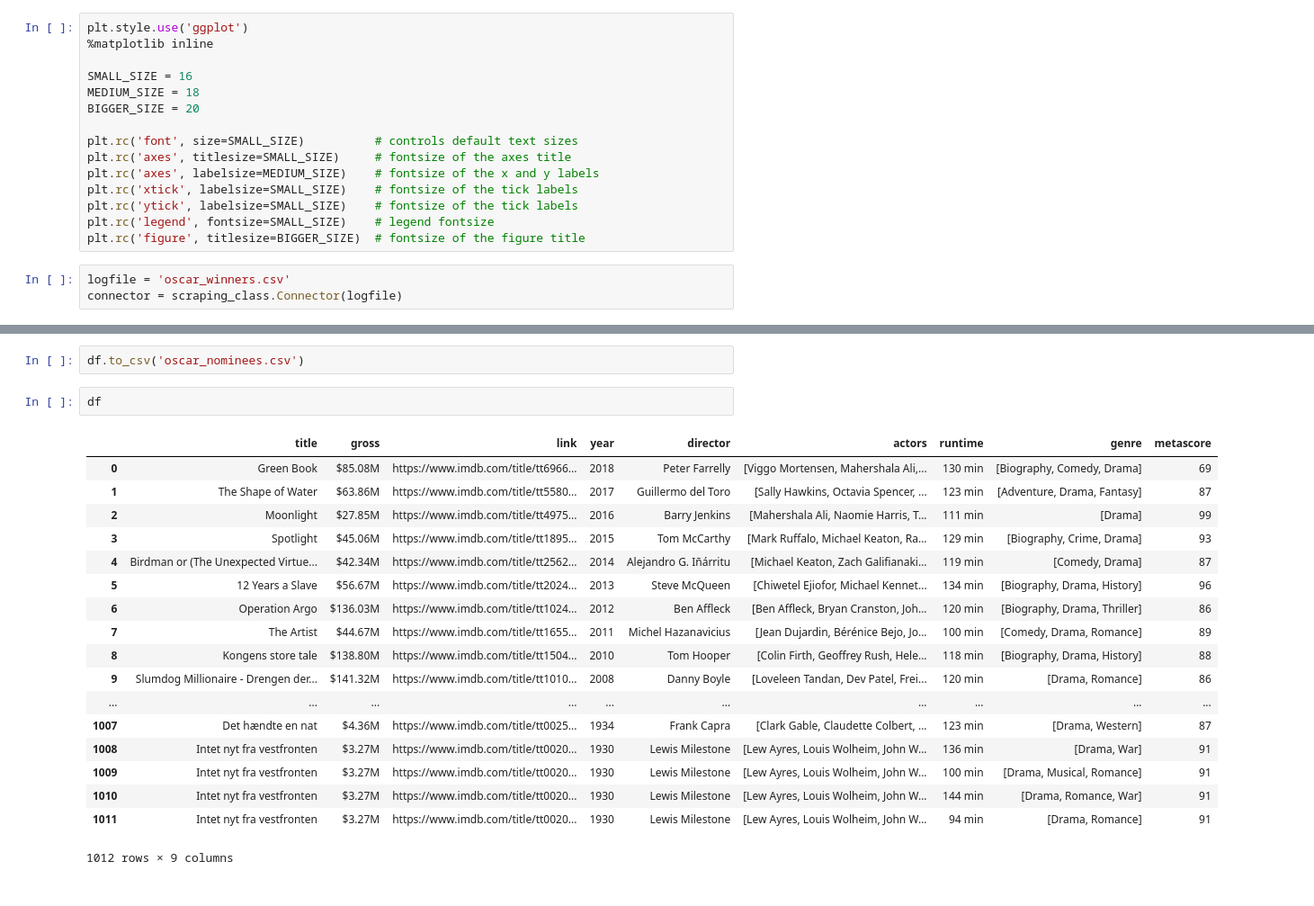
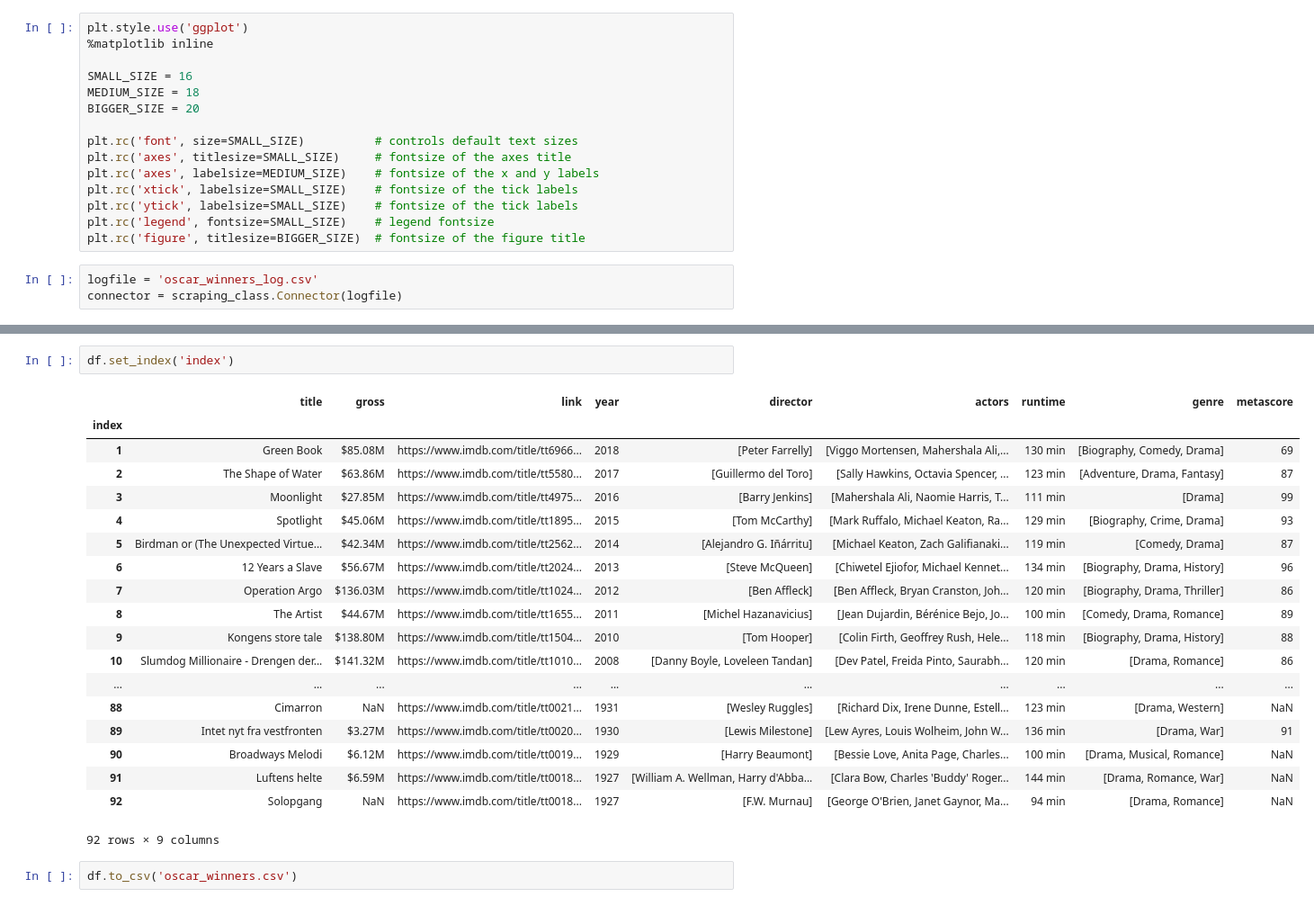
Before and after one commit to JohannesHoseth/Team-Leo, a Jupyter notebook: Oscars scraper.ipynb, the cells around one changed output, grey strips where cells are left out. Shown: that part at 90% size. Cells and saved outputs as stored; diff of their text form.

```diff
--- a/Oscars scraper.ipynb
+++ b/Oscars scraper.ipynb
@@ -23,6 +23,6 @@ plt.rc('ytick', labelsize=SMALL_SIZE)    # fontsize of the tick labels
 plt.rc('legend', fontsize=SMALL_SIZE)    # legend fontsize
 plt.rc('figure', titlesize=BIGGER_SIZE)  # fontsize of the figure title
 # %%
-logfile = 'oscar_winners.csv'
+logfile = 'oscar_winners_log.csv'
 connector = scraping_class.Connector(logfile)
 # %%
@@ -73,23 +93,24 @@ df.columns = ['title', 'gross', 'link', 'year', 'director', 'actors', 'runtime',
+# %%
+df.set_index('index')
+# %% [output]
+|  | title | gross | link | year | director | actors | runtime | genre | metascore |
+| index |  |  |  |  |  |  |  |  |  |
+| 1 | Green Book | $85.08M | https://www.imdb.com/title/tt6966... | 2018 | [Peter Farrelly] | [Viggo Mortensen, Mahershala Ali,... | 130 min | [Biography, Comedy, Drama] | 69 |
+| 2 | The Shape of Water | $63.86M | https://www.imdb.com/title/tt5580... | 2017 | [Guillermo del Toro] | [Sally Hawkins, Octavia Spencer, ... | 123 min | [Adventure, Drama, Fantasy] | 87 |
+| 3 | Moonlight | $27.85M | https://www.imdb.com/title/tt4975... | 2016 | [Barry Jenkins] | [Mahershala Ali, Naomie Harris, T... | 111 min | [Drama] | 99 |
+| 4 | Spotlight | $45.06M | https://www.imdb.com/title/tt1895... | 2015 | [Tom McCarthy] | [Mark Ruffalo, Michael Keaton, Ra... | 129 min | [Biography, Crime, Drama] | 93 |
+| 5 | Birdman or (The Unexpected Virtue... | $42.34M | https://www.imdb.com/title/tt2562... | 2014 | [Alejandro G. Iñárritu] | [Michael Keaton, Zach Galifianaki... | 119 min | [Comedy, Drama] | 87 |
+| 6 | 12 Years a Slave | $56.67M | https://www.imdb.com/title/tt2024... | 2013 | [Steve McQueen] | [Chiwetel Ejiofor, Michael Kennet... | 134 min | [Biography, Drama, History] | 96 |
+| 7 | Operation Argo | $136.03M | https://www.imdb.com/title/tt1024... | 2012 | [Ben Affleck] | [Ben Affleck, Bryan Cranston, Joh... | 120 min | [Biography, Drama, Thriller] | 86 |
+| 8 | The Artist | $44.67M | https://www.imdb.com/title/tt1655... | 2011 | [Michel Hazanavicius] | [Jean Dujardin, Bérénice Bejo, Jo... | 100 min | [Comedy, Drama, Romance] | 89 |
+| 9 | Kongens store tale | $138.80M | https://www.imdb.com/title/tt1504... | 2010 | [Tom Hooper] | [Colin Firth, Geoffrey Rush, Hele... | 118 min | [Biography, Drama, History] | 88 |
+| 10 | Slumdog Millionaire - Drengen der... | $141.32M | https://www.imdb.com/title/tt1010... | 2008 | [Danny Boyle, Loveleen Tandan] | [Dev Patel, Freida Pinto, Saurabh... | 120 min | [Drama, Romance] | 86 |
+| ... | ... | ... | ... | ... | ... | ... | ... | ... | ... |
+| 88 | Cimarron | NaN | https://www.imdb.com/title/tt0021... | 1931 | [Wesley Ruggles] | [Richard Dix, Irene Dunne, Estell... | 123 min | [Drama, Western] | NaN |
+| 89 | Intet nyt fra vestfronten | $3.27M | https://www.imdb.com/title/tt0020... | 1930 | [Lewis Milestone] | [Lew Ayres, Louis Wolheim, John W... | 136 min | [Drama, War] | 91 |
+| 90 | Broadways Melodi | $6.12M | https://www.imdb.com/title/tt0019... | 1929 | [Harry Beaumont] | [Bessie Love, Anita Page, Charles... | 100 min | [Drama, Musical, Romance] | NaN |
+| 91 | Luftens helte | $6.59M | https://www.imdb.com/title/tt0018... | 1927 | [William A. Wellman, Harry d'Abba... | [Clara Bow, Charles 'Buddy' Roger... | 144 min | [Drama, Romance, War] | NaN |
+| 92 | Solopgang | NaN | https://www.imdb.com/title/tt0018... | 1927 | [F.W. Murnau] | [George O'Brien, Janet Gaynor, Ma... | 94 min | [Drama, Romance] | NaN |
+92 rows × 9 columns
 # %%
-df.to_csv('oscar_nominees.csv')
+df.to_csv('oscar_winners.csv')
-# %%
-df
-# %% [output]
-|  | title | gross | link | year | director | actors | runtime | genre | metascore |
-| 0 | Green Book | $85.08M | https://www.imdb.com/title/tt6966... | 2018 | Peter Farrelly | [Viggo Mortensen, Mahershala Ali,... | 130 min | [Biography, Comedy, Drama] | 69 |
-| 1 | The Shape of Water | $63.86M | https://www.imdb.com/title/tt5580... | 2017 | Guillermo del Toro | [Sally Hawkins, Octavia Spencer, ... | 123 min | [Adventure, Drama, Fantasy] | 87 |
-| 2 | Moonlight | $27.85M | https://www.imdb.com/title/tt4975... | 2016 | Barry Jenkins | [Mahershala Ali, Naomie Harris, T... | 111 min | [Drama] | 99 |
-| 3 | Spotlight | $45.06M | https://www.imdb.com/title/tt1895... | 2015 | Tom McCarthy | [Mark Ruffalo, Michael Keaton, Ra... | 129 min | [Biography, Crime, Drama] | 93 |
-| 4 | Birdman or (The Unexpected Virtue... | $42.34M | https://www.imdb.com/title/tt2562... | 2014 | Alejandro G. Iñárritu | [Michael Keaton, Zach Galifianaki... | 119 min | [Comedy, Drama] | 87 |
-| 5 | 12 Years a Slave | $56.67M | https://www.imdb.com/title/tt2024... | 2013 | Steve McQueen | [Chiwetel Ejiofor, Michael Kennet... | 134 min | [Biography, Drama, History] | 96 |
-| 6 | Operation Argo | $136.03M | https://www.imdb.com/title/tt1024... | 2012 | Ben Affleck | [Ben Affleck, Bryan Cranston, Joh... | 120 min | [Biography, Drama, Thriller] | 86 |
-| 7 | The Artist | $44.67M | https://www.imdb.com/title/tt1655... | 2011 | Michel Hazanavicius | [Jean Dujardin, Bérénice Bejo, Jo... | 100 min | [Comedy, Drama, Romance] | 89 |
-| 8 | Kongens store tale | $138.80M | https://www.imdb.com/title/tt1504... | 2010 | Tom Hooper | [Colin Firth, Geoffrey Rush, Hele... | 118 min | [Biography, Drama, History] | 88 |
-| 9 | Slumdog Millionaire - Drengen der... | $141.32M | https://www.imdb.com/title/tt1010... | 2008 | Danny Boyle | [Loveleen Tandan, Dev Patel, Frei... | 120 min | [Drama, Romance] | 86 |
-| ... | ... | ... | ... | ... | ... | ... | ... | ... | ... |
-| 1007 | Det hændte en nat | $4.36M | https://www.imdb.com/title/tt0025... | 1934 | Frank Capra | [Clark Gable, Claudette Colbert, ... | 123 min | [Drama, Western] | 87 |
-| 1008 | Intet nyt fra vestfronten | $3.27M | https://www.imdb.com/title/tt0020... | 1930 | Lewis Milestone | [Lew Ayres, Louis Wolheim, John W... | 136 min | [Drama, War] | 91 |
-| 1009 | Intet nyt fra vestfronten | $3.27M | https://www.imdb.com/title/tt0020... | 1930 | Lewis Milestone | [Lew Ayres, Louis Wolheim, John W... | 100 min | [Drama, Musical, Romance] | 91 |
-| 1010 | Intet nyt fra vestfronten | $3.27M | https://www.imdb.com/title/tt0020... | 1930 | Lewis Milestone | [Lew Ayres, Louis Wolheim, John W... | 144 min | [Drama, Romance, War] | 91 |
-| 1011 | Intet nyt fra vestfronten | $3.27M | https://www.imdb.com/title/tt0020... | 1930 | Lewis Milestone | [Lew Ayres, Louis Wolheim, John W... | 94 min | [Drama, Romance] | 91 |
-1012 rows × 9 columns
```
Also changed, not shown: parts of 1 cell of this notebook, 3 other files.
